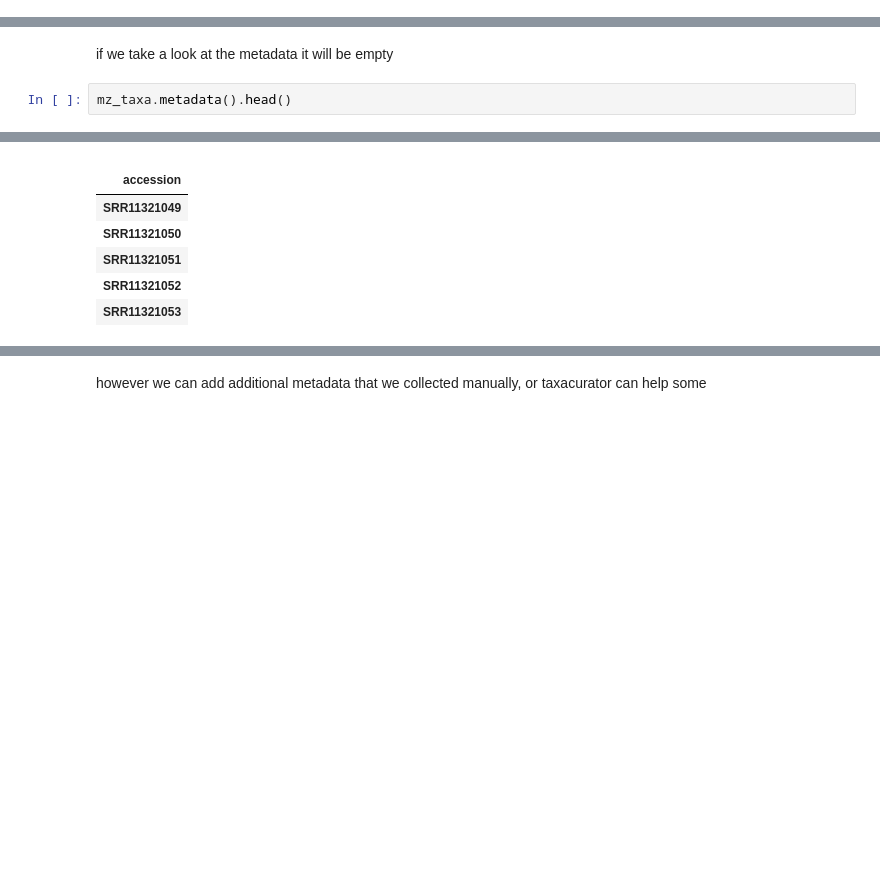
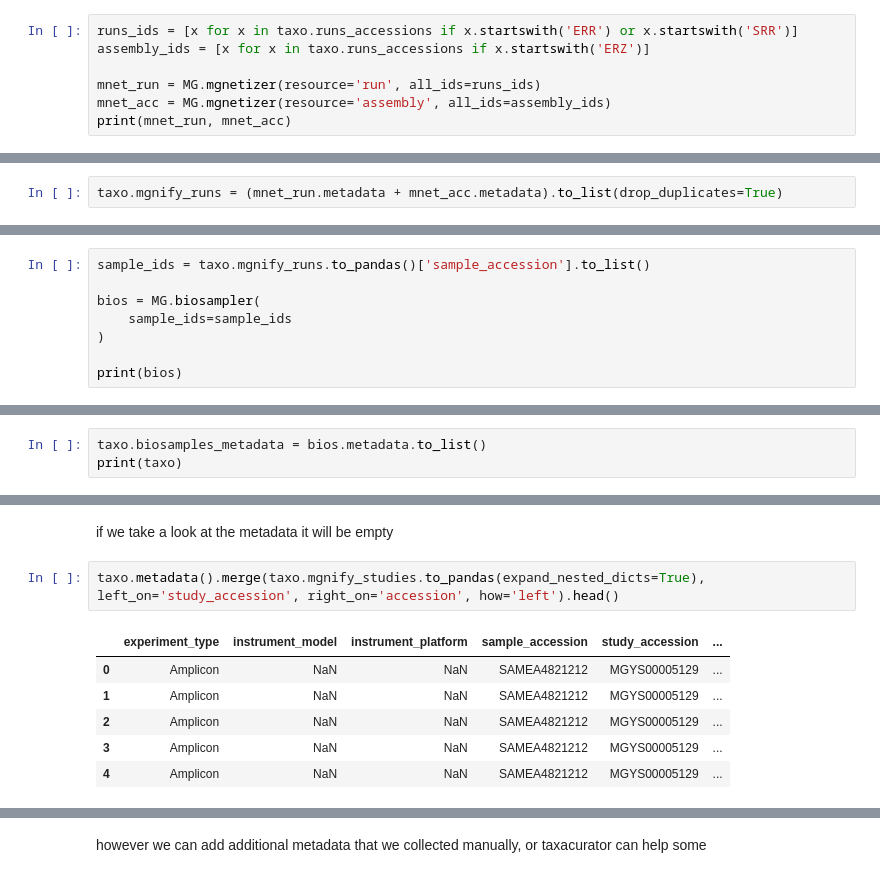
Before and after one commit to EBI-Metagenomics/mgnipy, a Jupyter notebook: docs/notebooks/demos/demo-parkinson.ipynb, the cells around one changed output, grey strips where cells are left out. Cells and saved outputs as stored; diff of their text form; blank space fills up the shorter version.

```diff
--- a/docs/notebooks/demos/demo-parkinson.ipynb
+++ b/docs/notebooks/demos/demo-parkinson.ipynb
@@ -147,0 +226,7 @@ shape: (5, 1_829)
+# %%
+runs_ids = [x for x in taxo.runs_accessions if x.startswith('ERR') or x.startswith('SRR')]
+assembly_ids = [x for x in taxo.runs_accessions if x.startswith('ERZ')]
+
+mnet_run = MG.mgnetizer(resource='run', all_ids=runs_ids)
+mnet_acc = MG.mgnetizer(resource='assembly', all_ids=assembly_ids)
+print(mnet_run, mnet_acc)
@@ -147,0 +250,2 @@ shape: (5, 1_829)
+# %%
+taxo.mgnify_runs = (mnet_run.metadata + mnet_acc.metadata).to_list(drop_duplicates=True)
@@ -147,0 +256,8 @@ shape: (5, 1_829)
+# %%
+sample_ids = taxo.mgnify_runs.to_pandas()['sample_accession'].to_list()
+
+bios = MG.biosampler(
+    sample_ids=sample_ids
+)
+
+print(bios)
@@ -147,0 +285,3 @@ shape: (5, 1_829)
+# %%
+taxo.biosamples_metadata = bios.metadata.to_list()
+print(taxo)
@@ -168,5 +298,11 @@ mz_taxa.taxonomic_metadata()
 # %% [markdown]
 if we take a look at the metadata it will be empty
 # %%
-mz_taxa.metadata().head()
+taxo.metadata().merge(taxo.mgnify_studies.to_pandas(expand_nested_dicts=True), left_on='study_accession', right_on='accession', how='left').head()
 # %% [output]
+|  | experiment_type | instrument_model | instrument_platform | sample_accession | study_accession | ... |
+| 0 | Amplicon | NaN | NaN | SAMEA4821212 | MGYS00005129 | ... |
+| 1 | Amplicon | NaN | NaN | SAMEA4821212 | MGYS00005129 | ... |
+| 2 | Amplicon | NaN | NaN | SAMEA4821212 | MGYS00005129 | ... |
+| 3 | Amplicon | NaN | NaN | SAMEA4821212 | MGYS00005129 | ... |
+| 4 | Amplicon | NaN | NaN | SAMEA4821212 | MGYS00005129 | ... |
@@ -174,7 +309,0 @@ WARNING:mgnipy.V2.datasets.taxonomic:No runs have been enriched yet. Returning e
-|  |
-| accession |
-| SRR11321049 |
-| SRR11321050 |
-| SRR11321051 |
-| SRR11321052 |
-| SRR11321053 |
```
Also changed, not shown: parts of 39 cells of this notebook.
